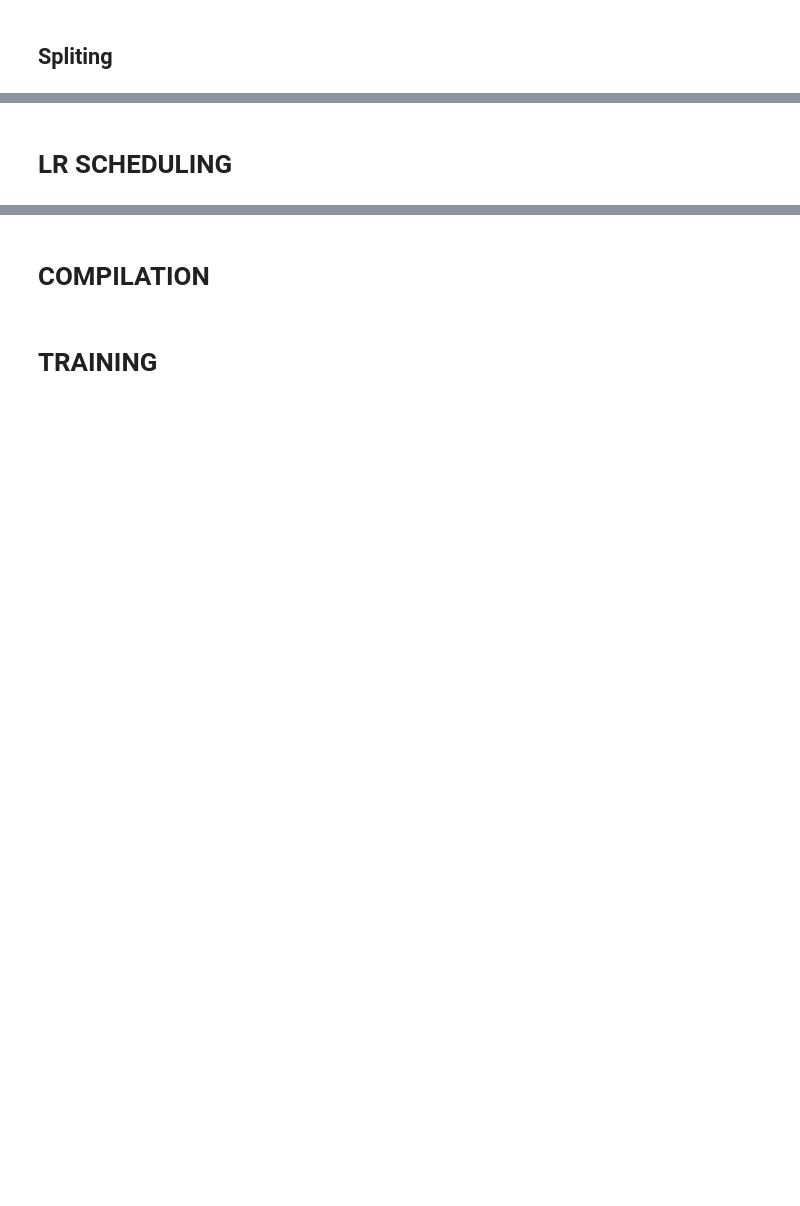
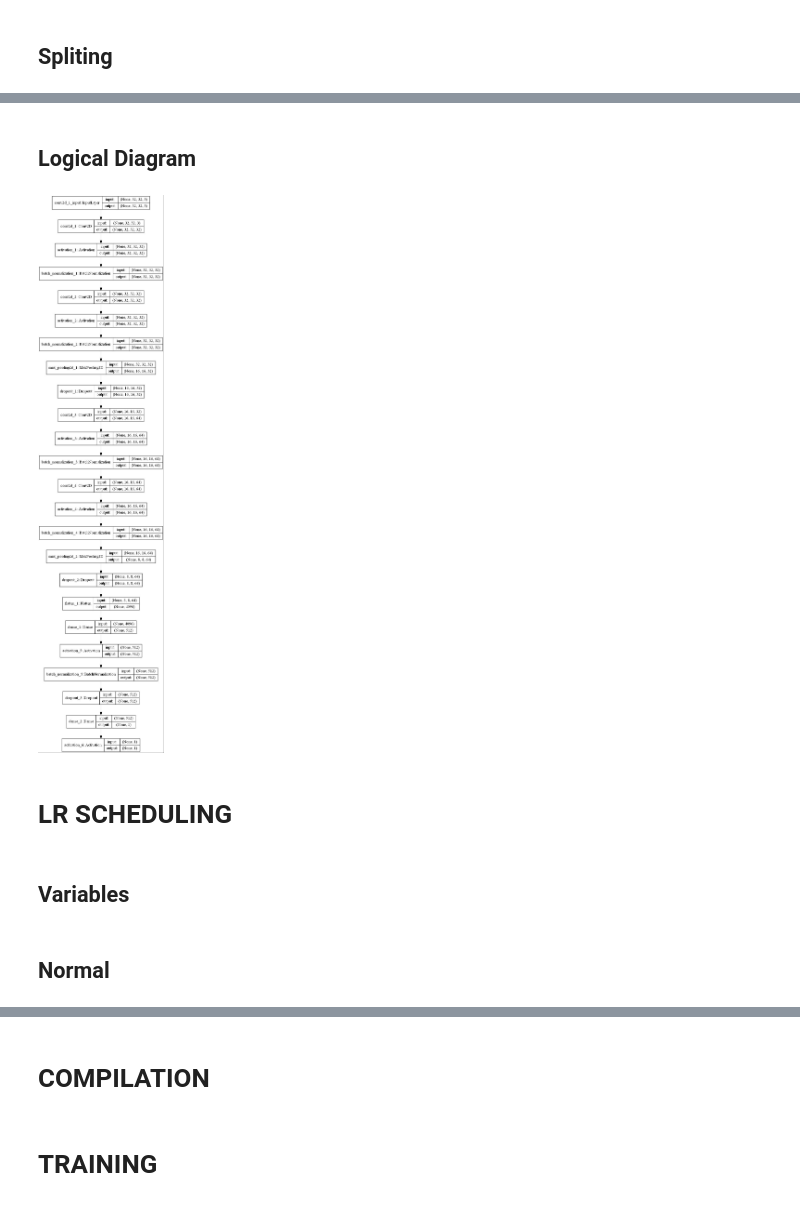
Before and after one commit to Plux1/Deep-Learning, a Jupyter notebook: Computer Vision/imagelab/nn/conv/dataAugmentationVGGNET/minVGGNET_on_catdog.ipynb, the cells around one changed output, grey strips where cells are left out. Cells and saved outputs as stored; diff of their text form; code cells hidden in the pictures; blank space fills up the shorter version.

Commit message:
Data augmentation experiment

```diff
--- a/Computer Vision/imagelab/nn/conv/dataAugmentationVGGNET/minVGGNET_on_catdog.ipynb
+++ b/Computer Vision/imagelab/nn/conv/dataAugmentationVGGNET/minVGGNET_on_catdog.ipynb
@@ -102,0 +344,16 @@ class AspectAwarePreprocessor:
+# %%
+width = 32
+height = 32
+depth = 3
+pool_size = (2, 2)
+pool_strides = (2, 2)
+conv_strides = (3, 3)
+filter01 = 32
+filter02 = 64
+classes = 2
+channels_dim = -1
+input_shape = (width, height, depth)
+
+# configure input shape
+if K.image_data_format() == 'channels_first':
+    input_shape = (depth, width, heght)
@@ -102,0 +362,25 @@ class AspectAwarePreprocessor:
+# %%
+model = models.Sequential()
+model.add(layers.Conv2D(filter01, conv_strides, padding='same', input_shape=input_shape))
+model.add(layers.Activation('relu'))
+model.add(layers.BatchNormalization(axis=channels_dim))
+model.add(layers.Conv2D(filter01, conv_strides, padding='same'))
+model.add(layers.Activation('relu'))
+model.add(layers.BatchNormalization(axis=channels_dim))
+model.add(layers.MaxPooling2D(pool_size=pool_size, strides=pool_strides))
+model.add(layers.Dropout(0.25))
+model.add(layers.Conv2D(filter02, conv_strides, padding='same'))
+model.add(layers.Activation('relu'))
+model.add(layers.BatchNormalization(axis=channels_dim))
+model.add(layers.Conv2D(filter02, conv_strides, padding='same'))
+model.add(layers.Activation('relu'))
+model.add(layers.BatchNormalization(axis=channels_dim))
+model.add(layers.MaxPooling2D(pool_size=pool_size, strides=pool_strides))
+model.add(layers.Dropout(0.25))
+model.add(layers.Flatten())
+model.add(layers.Dense(512))
+model.add(layers.Activation('relu'))
+model.add(layers.BatchNormalization(axis=channels_dim))
+model.add(layers.Dropout(0.25))
+model.add(layers.Dense(1))
+model.add(layers.Activation('sigmoid'))
@@ -103,2 +407,10 @@ class AspectAwarePreprocessor:
+# %% [markdown]
+## Logical Diagram
+# %%
+plot_model(model, to_file='serialized/architecture/architecture.jpg', show_shapes=True)
+# %% [output]
+[figure, added]
 # %% [markdown]
 # LR SCHEDULING
+# %% [markdown]
+## Variables
@@ -104,0 +419,2 @@ class AspectAwarePreprocessor:
+# %% [markdown]
+## Normal
```
Also changed, not shown: parts of 64 cells of this notebook.
